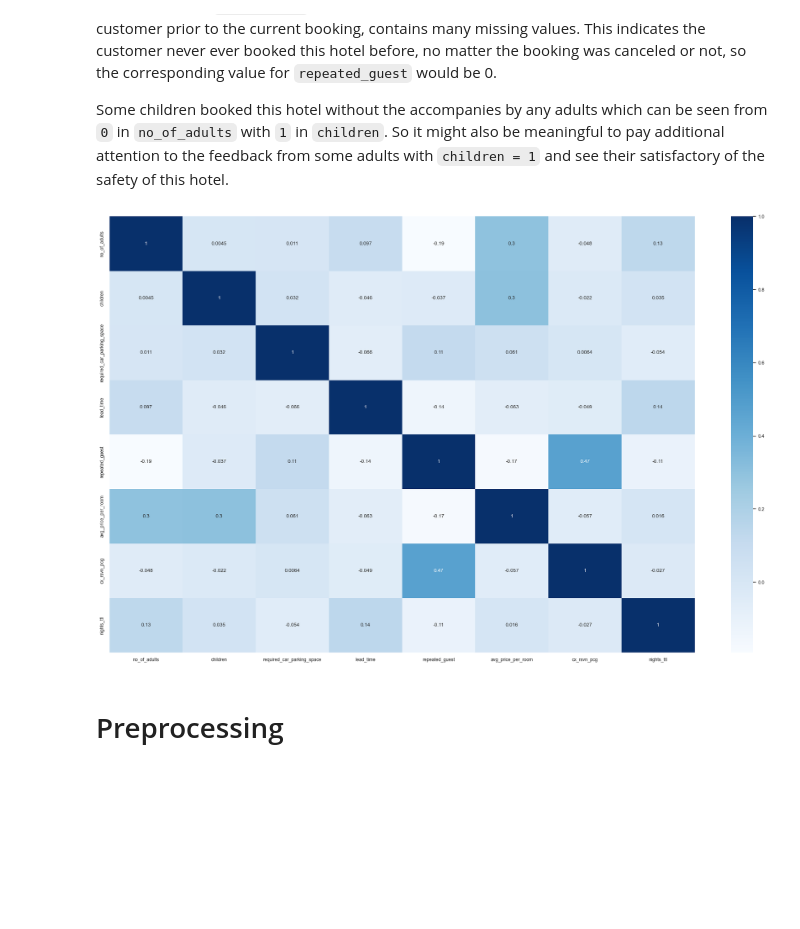
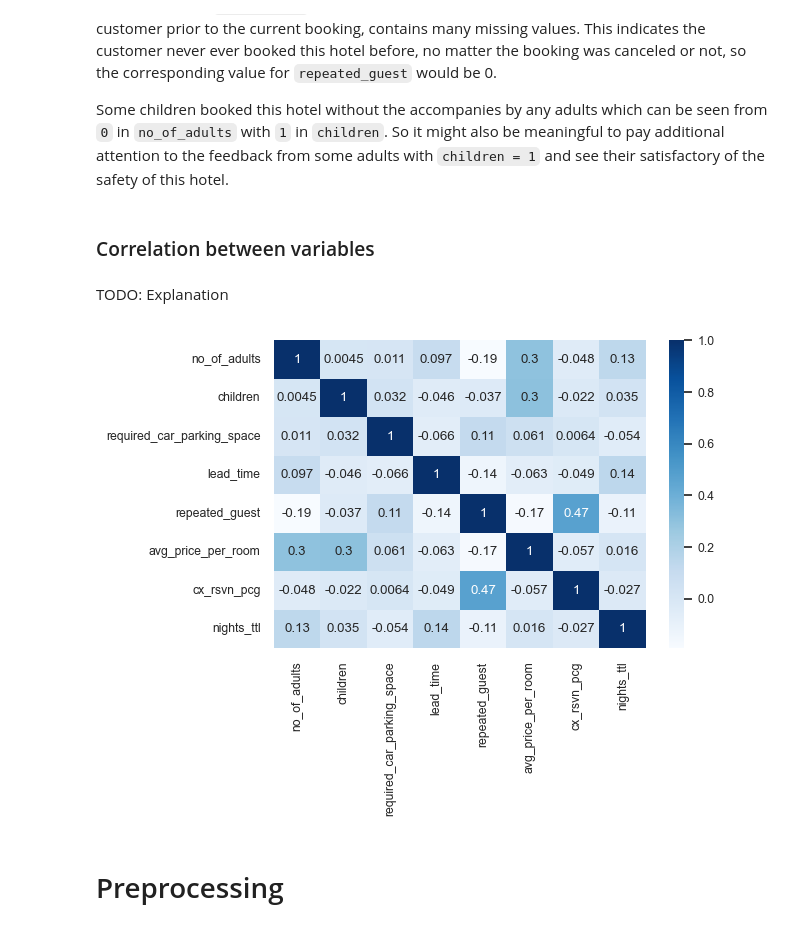
Before and after one commit to jh22d/BookedUp, a Jupyter notebook: Final Project.ipynb, the cells around one changed output. Drawn from its saved outputs; the diff is of its cells as text; code cells hidden in the pictures; blank space fills up the shorter version.

```diff
--- a/Final Project.ipynb
+++ b/Final Project.ipynb
@@ -93,13 +92,13 @@ rsvn.head()
 ### 1.4 Target Column: Booking Status Column
 Turn booking_status column to a binary column (Not canceled = 0, Canceled = 1)
 # %%
-def booking_status(s):
-    if s == "Not_Canceled":
-        return 0
-    else:
-        return 1
+# def booking_status(s):
+#     if s == "Not_Canceled":
+#         return 0
+#     else:
+#         return 1
 
-rsvn['booking_status']=rsvn['booking_status'].apply(booking_status)
+# rsvn['booking_status']=rsvn['booking_status'].apply(booking_status)
 # %% [markdown]
 rsvn_sum1 = rsvn.describe()[[True,True,True,True,False, False,False, True]]
 rsvn_sum1
@@ -326,13 +328,17 @@ The dimension of the cleaned data frame for analysis is 36275 x 12 which contain
 It is notable that `cx_rsvn_pcg`, the rate of previous bookings that were canceled by the customer prior to the current booking, contains many missing values. This indicates the customer never ever booked this hotel before, no matter the booking was canceled or not, so the corresponding value for `repeated_guest` would be 0.
 
 Some children booked this hotel without the accompanies by any adults which can be seen from `0` in `no_of_adults` with `1` in `children`. So it might also be meaningful to pay additional attention to the feedback from some adults with `children = 1` and see their satisfactory of the safety of this hotel.
+# %% [markdown]
+### Correlation between variables
+# %% [markdown]
+TODO: Explanation
 # %%
 cor = X.corr()
-plt.figure(figsize=(25, 15))
+plt.figure(figsize=(6, 4))
 sns.set(font_scale=0.8)
 sns.heatmap(cor, annot=True, cmap=plt.cm.Blues);
 # %% [output]
-[figure, old version]
+[figure, new version]
 # %% [markdown]
 # Preprocessing
 # %%
```
Also changed, not shown: parts of 31 cells of this notebook.
